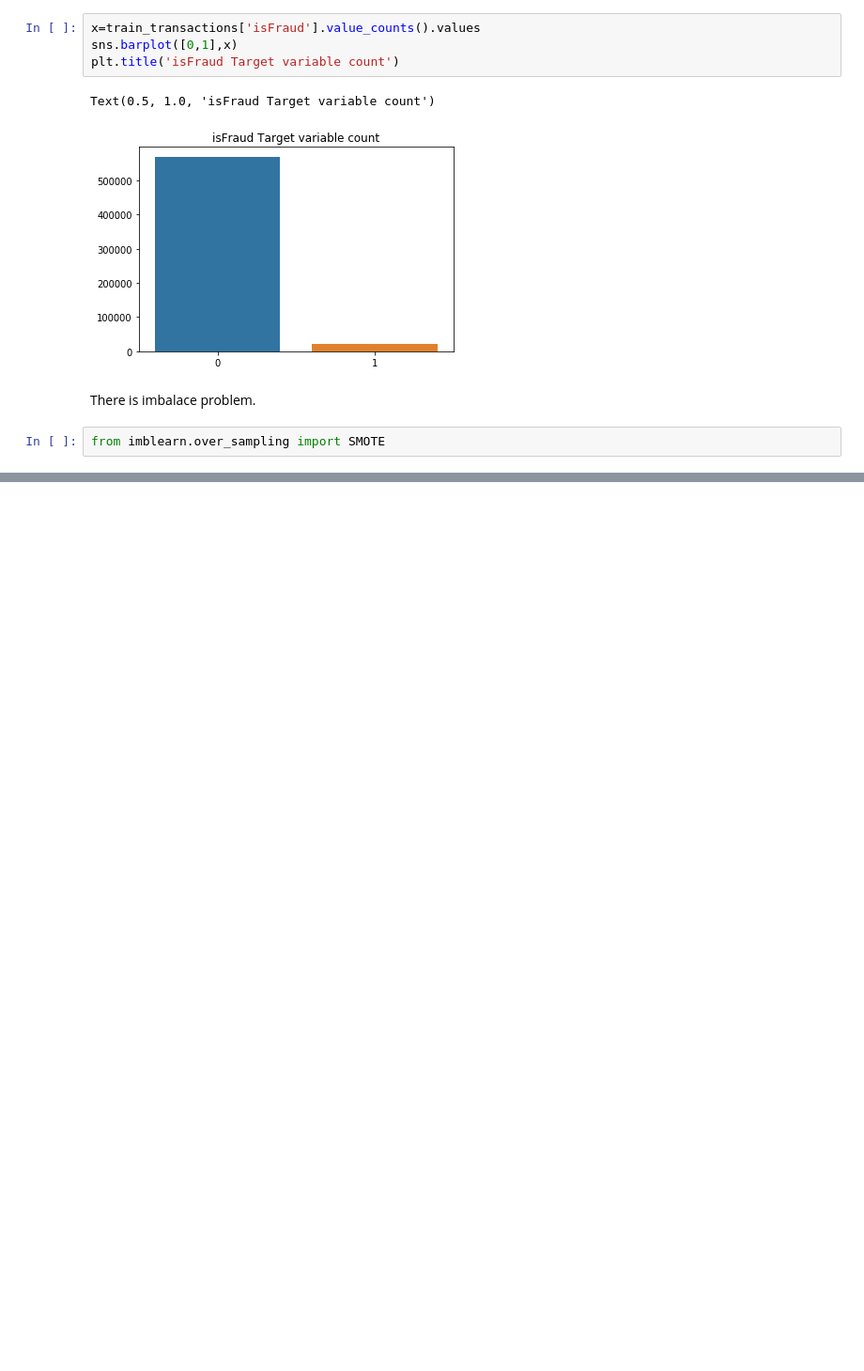
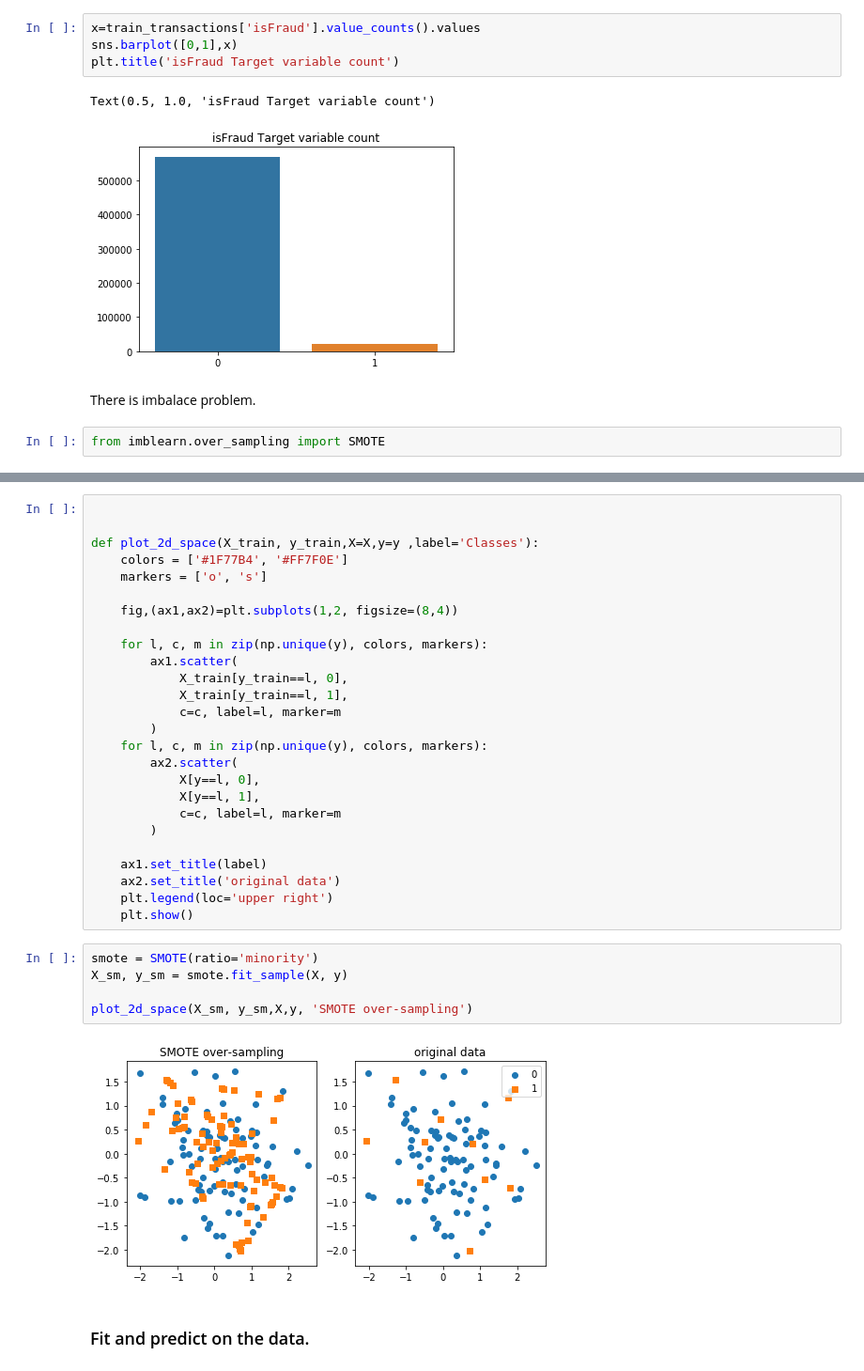
Before and after one commit to Vrushali-M/Fall_2019_ML_project, a Jupyter notebook: ml_project.ipynb, the cells around one changed output, grey strips where cells are left out. Shown at 94% size. Cells and saved outputs as stored; diff of their text form; blank space fills up the shorter version.

```diff
--- a/ml_project.ipynb
+++ b/ml_project.ipynb
@@ -136,0 +177,35 @@ from imblearn.over_sampling import SMOTE
+# %%
+
+
+def plot_2d_space(X_train, y_train,X=X,y=y ,label='Classes'):
+    colors = ['#1F77B4', '#FF7F0E']
+    markers = ['o', 's']
+
+    fig,(ax1,ax2)=plt.subplots(1,2, figsize=(8,4))
+
+    for l, c, m in zip(np.unique(y), colors, markers):
+        ax1.scatter(
+            X_train[y_train==l, 0],
+            X_train[y_train==l, 1],
+            c=c, label=l, marker=m
+        )
+    for l, c, m in zip(np.unique(y), colors, markers):
+        ax2.scatter(
+            X[y==l, 0],
+            X[y==l, 1],
+            c=c, label=l, marker=m
+        )
+
+    ax1.set_title(label)
+    ax2.set_title('original data')
+    plt.legend(loc='upper right')
+    plt.show()
+# %%
+smote = SMOTE(ratio='minority')
+X_sm, y_sm = smote.fit_sample(X, y)
+
+plot_2d_space(X_sm, y_sm,X,y, 'SMOTE over-sampling')
+# %% [output]
+[figure, added]
+# %% [markdown]
+### Fit and predict on the data.
```
Also changed, not shown: parts of 29 cells of this notebook.
